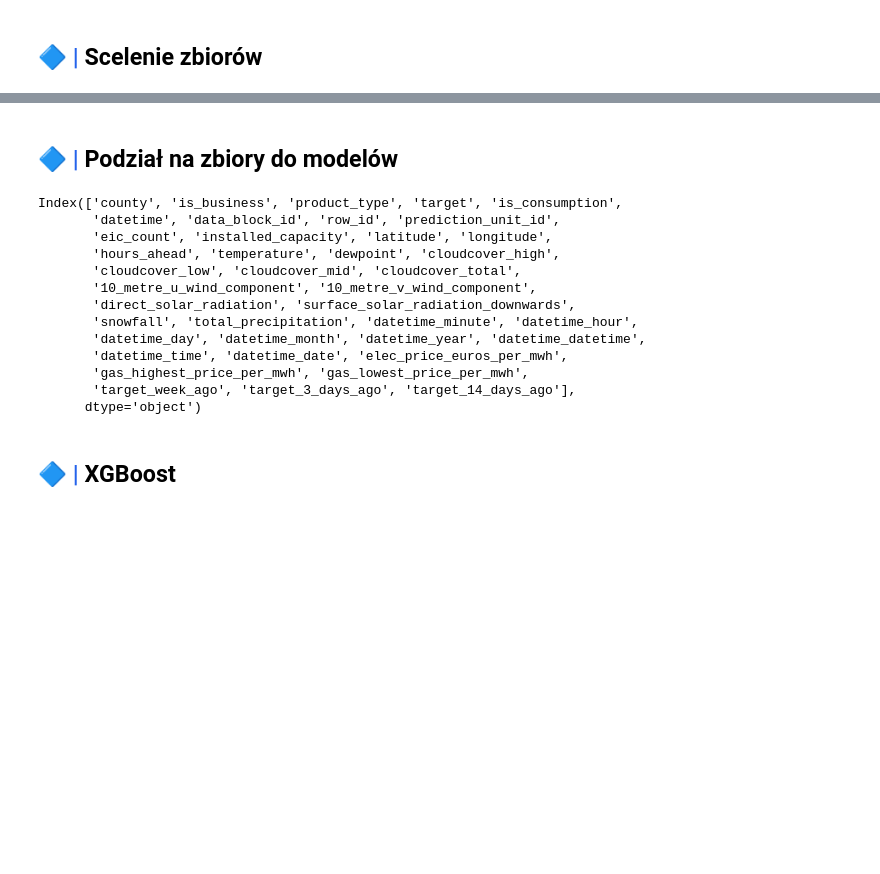
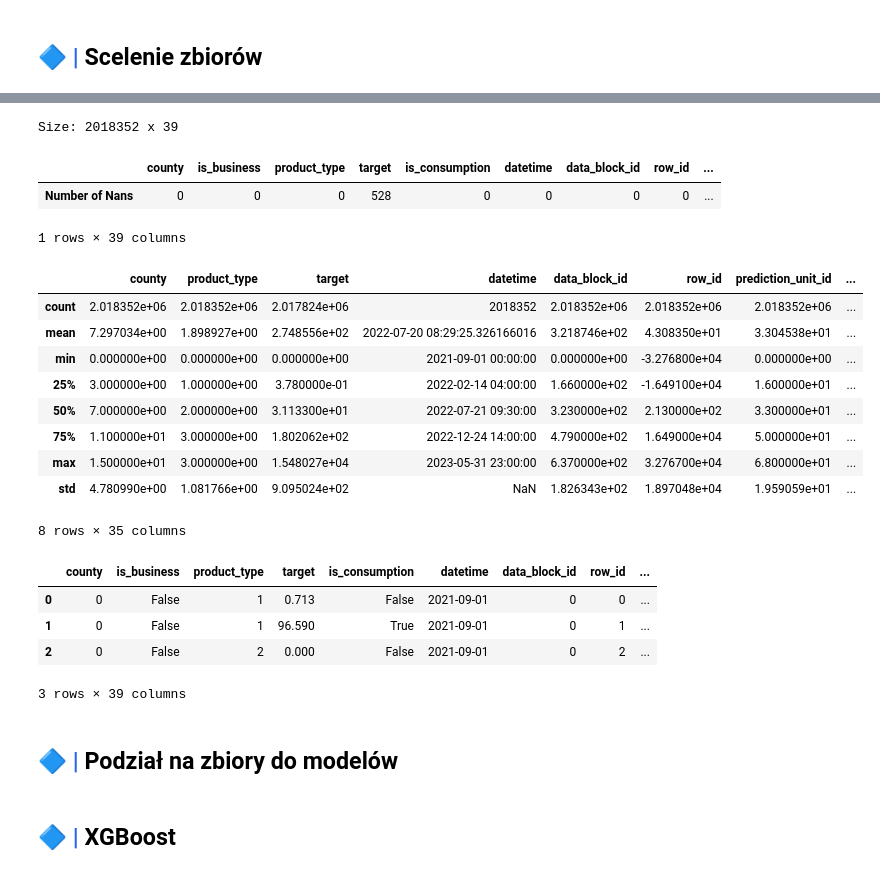
Before and after one commit to DanielSlusarczyk/Thesis, a Jupyter notebook: Models.ipynb, the cells around one changed output, grey strips where cells are left out. Saved outputs shown, nothing was run; the diff lists cells and outputs as text; code cells hidden in the pictures; blank space fills up the shorter version.

```diff
--- a/Models.ipynb
+++ b/Models.ipynb
@@ -120,24 +120,5 @@ weather_station.dropna(subset='county', inplace=True)
 weather_station.drop(columns=['county_name'], inplace=True)
 weather_station['county'] = weather_station['county'].astype('int')
 weather_station[['latitude', 'longitude']] = weather_station[['latitude', 'longitude']].astype(float).round(1)
-# %%
-# Reduce forecast data
-
-forecast_weather = forecast_weather.rename(columns = {'forecast_datetime': 'datetime'})
-forecast_weather.drop(columns = 'origin_datetime', inplace=True)
-forecast_weather['datetime'] = forecast_weather['datetime'].dt.tz_convert('Europe/Brussels').dt.tz_localize(None)
-
-# Map to weather locations
-forecast_weather[['latitude', 'longitude']] = forecast_weather[['latitude', 'longitude']].astype(float).round(1)
-forecast_weather = forecast_weather.merge(weather_station, how='left', on=['latitude', 'longitude'])
-
-# Some weather locations are outside any county
-forecast_weather.dropna(subset='county', inplace=True)
-
-forecast_weather['county'] = forecast_weather['county'].astype(int)
-
-# Some county have many weather locations
-forecast_weather = forecast_weather.groupby(by=['datetime', 'county', 'data_block_id']).mean().reset_index()
-forecast_weather = SplitDateColumn(forecast_weather, column='datetime')
 # %% [markdown]
 ## <span style='color:#2563eb'>🔷 | <b></span>Scelenie zbiorów</b>
@@ -214,21 +255,27 @@ Size: 1929268 x 40
+# %%
+DescribeData(fp.getData())
+# %% [output]
+Size: 2018352 x 39
+|  | county | is_business | product_type | target | is_consumption | datetime | data_block_id | row_id | ... |
+| Number of Nans | 0 | 0 | 0 | 528 | 0 | 0 | 0 | 0 | ... |
+1 rows × 39 columns
+|  | county | product_type | target | datetime | data_block_id | row_id | prediction_unit_id | ... |
+| count | 2.018352e+06 | 2.018352e+06 | 2.017824e+06 | 2018352 | 2.018352e+06 | 2.018352e+06 | 2.018352e+06 | ... |
+| mean | 7.297034e+00 | 1.898927e+00 | 2.748556e+02 | 2022-07-20 08:29:25.326166016 | 3.218746e+02 | 4.308350e+01 | 3.304538e+01 | ... |
+| min | 0.000000e+00 | 0.000000e+00 | 0.000000e+00 | 2021-09-01 00:00:00 | 0.000000e+00 | -3.276800e+04 | 0.000000e+00 | ... |
+| 25% | 3.000000e+00 | 1.000000e+00 | 3.780000e-01 | 2022-02-14 04:00:00 | 1.660000e+02 | -1.649100e+04 | 1.600000e+01 | ... |
+| 50% | 7.000000e+00 | 2.000000e+00 | 3.113300e+01 | 2022-07-21 09:30:00 | 3.230000e+02 | 2.130000e+02 | 3.300000e+01 | ... |
+| 75% | 1.100000e+01 | 3.000000e+00 | 1.802062e+02 | 2022-12-24 14:00:00 | 4.790000e+02 | 1.649000e+04 | 5.000000e+01 | ... |
+| max | 1.500000e+01 | 3.000000e+00 | 1.548027e+04 | 2023-05-31 23:00:00 | 6.370000e+02 | 3.276700e+04 | 6.800000e+01 | ... |
+| std | 4.780990e+00 | 1.081766e+00 | 9.095024e+02 | NaN | 1.826343e+02 | 1.897048e+04 | 1.959059e+01 | ... |
+8 rows × 35 columns
+|  | county | is_business | product_type | target | is_consumption | datetime | data_block_id | row_id | ... |
+| 0 | 0 | False | 1 | 0.713 | False | 2021-09-01 | 0 | 0 | ... |
+| 1 | 0 | False | 1 | 96.590 | True | 2021-09-01 | 0 | 1 | ... |
+| 2 | 0 | False | 2 | 0.000 | False | 2021-09-01 | 0 | 2 | ... |
+3 rows × 39 columns
 # %% [markdown]
 ## <span style='color:#2563eb'>🔷 | <b></span>Podział na zbiory do modelów</b>
-# %%
-mergedData.columns
-# %% [output]
-Index(['county', 'is_business', 'product_type', 'target', 'is_consumption',
-       'datetime', 'data_block_id', 'row_id', 'prediction_unit_id',
-       'eic_count', 'installed_capacity', 'latitude', 'longitude',
-       'hours_ahead', 'temperature', 'dewpoint', 'cloudcover_high',
-       'cloudcover_low', 'cloudcover_mid', 'cloudcover_total',
-       '10_metre_u_wind_component', '10_metre_v_wind_component',
-       'direct_solar_radiation', 'surface_solar_radiation_downwards',
-       'snowfall', 'total_precipitation', 'datetime_minute', 'datetime_hour',
-       'datetime_day', 'datetime_month', 'datetime_year', 'datetime_datetime',
-       'datetime_time', 'datetime_date', 'elec_price_euros_per_mwh',
-       'gas_highest_price_per_mwh', 'gas_lowest_price_per_mwh',
-       'target_week_ago', 'target_3_days_ago', 'target_14_days_ago'],
-      dtype='object')
 # %%
 features = [
     'is_business',
```
Also changed, not shown: parts of 12 cells of this notebook.
